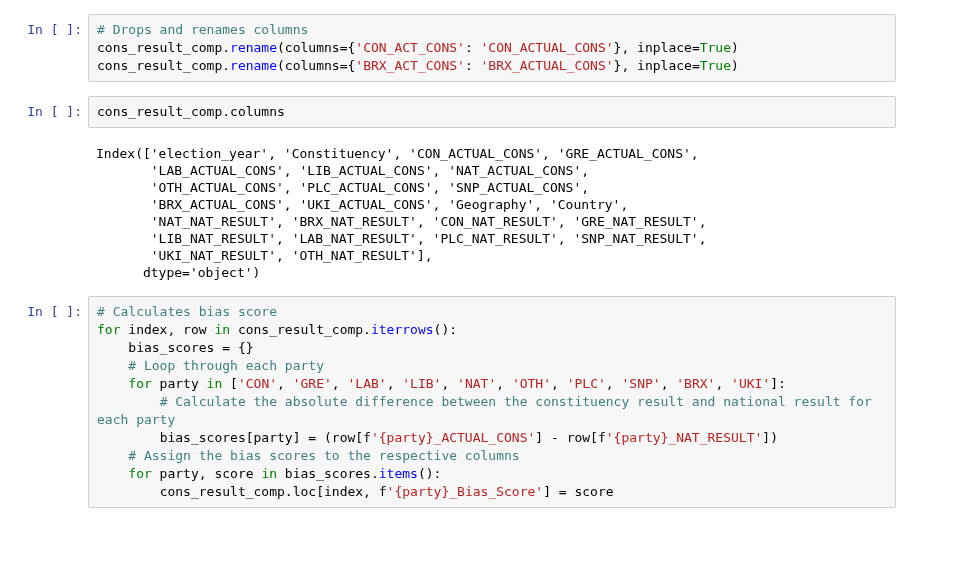
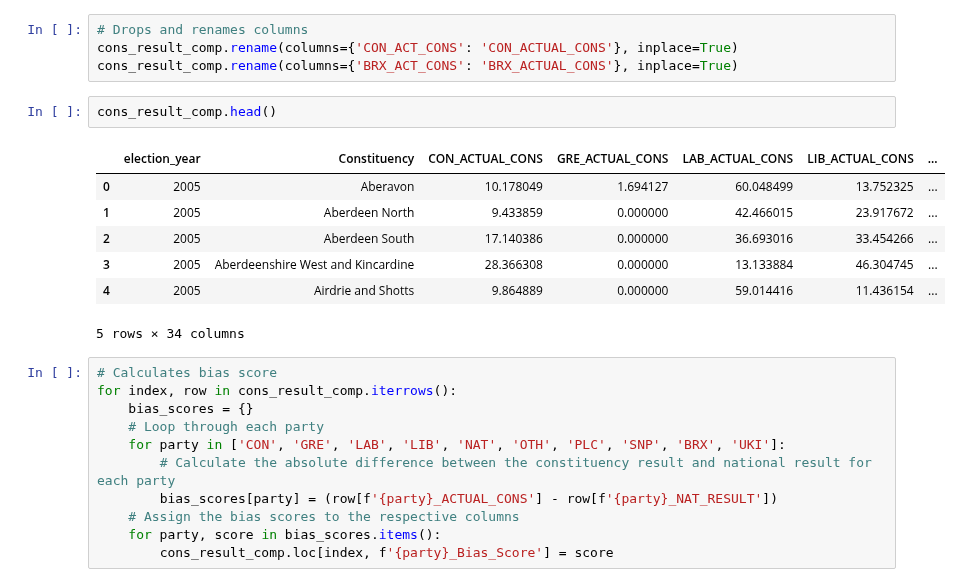
Before and after one commit to oscarhibbert/election-predictor, a Jupyter notebook: notebooks/ns_constituency.ipynb, the cells around one changed output. Saved outputs shown, nothing was run; the diff lists cells and outputs as text; blank space fills up the shorter version.

```diff
--- a/notebooks/ns_constituency.ipynb
+++ b/notebooks/ns_constituency.ipynb
@@ -139,16 +139,15 @@ Index(['election_year', 'Constituency', 'CON_ACTUAL_CONS', 'GRE_ACTUAL_CONS',
 cons_result_comp.rename(columns={'CON_ACT_CONS': 'CON_ACTUAL_CONS'}, inplace=True)
 cons_result_comp.rename(columns={'BRX_ACT_CONS': 'BRX_ACTUAL_CONS'}, inplace=True)
 # %%
-cons_result_comp.columns
+cons_result_comp.head()
 # %% [output]
+|  | election_year | Constituency | CON_ACTUAL_CONS | GRE_ACTUAL_CONS | LAB_ACTUAL_CONS | LIB_ACTUAL_CONS | ... |
+| 0 | 2005 | Aberavon | 10.178049 | 1.694127 | 60.048499 | 13.752325 | ... |
+| 1 | 2005 | Aberdeen North | 9.433859 | 0.000000 | 42.466015 | 23.917672 | ... |
+| 2 | 2005 | Aberdeen South | 17.140386 | 0.000000 | 36.693016 | 33.454266 | ... |
+| 3 | 2005 | Aberdeenshire West and Kincardine | 28.366308 | 0.000000 | 13.133884 | 46.304745 | ... |
+| 4 | 2005 | Airdrie and Shotts | 9.864889 | 0.000000 | 59.014416 | 11.436154 | ... |
-Index(['election_year', 'Constituency', 'CON_ACTUAL_CONS', 'GRE_ACTUAL_CONS',
-       'LAB_ACTUAL_CONS', 'LIB_ACTUAL_CONS', 'NAT_ACTUAL_CONS',
-       'OTH_ACTUAL_CONS', 'PLC_ACTUAL_CONS', 'SNP_ACTUAL_CONS',
-       'BRX_ACTUAL_CONS', 'UKI_ACTUAL_CONS', 'Geography', 'Country',
-       'NAT_NAT_RESULT', 'BRX_NAT_RESULT', 'CON_NAT_RESULT', 'GRE_NAT_RESULT',
-       'LIB_NAT_RESULT', 'LAB_NAT_RESULT', 'PLC_NAT_RESULT', 'SNP_NAT_RESULT',
-       'UKI_NAT_RESULT', 'OTH_NAT_RESULT'],
-      dtype='object')
+5 rows × 34 columns
 # %%
 # Calculates bias score
 for index, row in cons_result_comp.iterrows():
```
Also changed, not shown: parts of 10 cells of this notebook.
